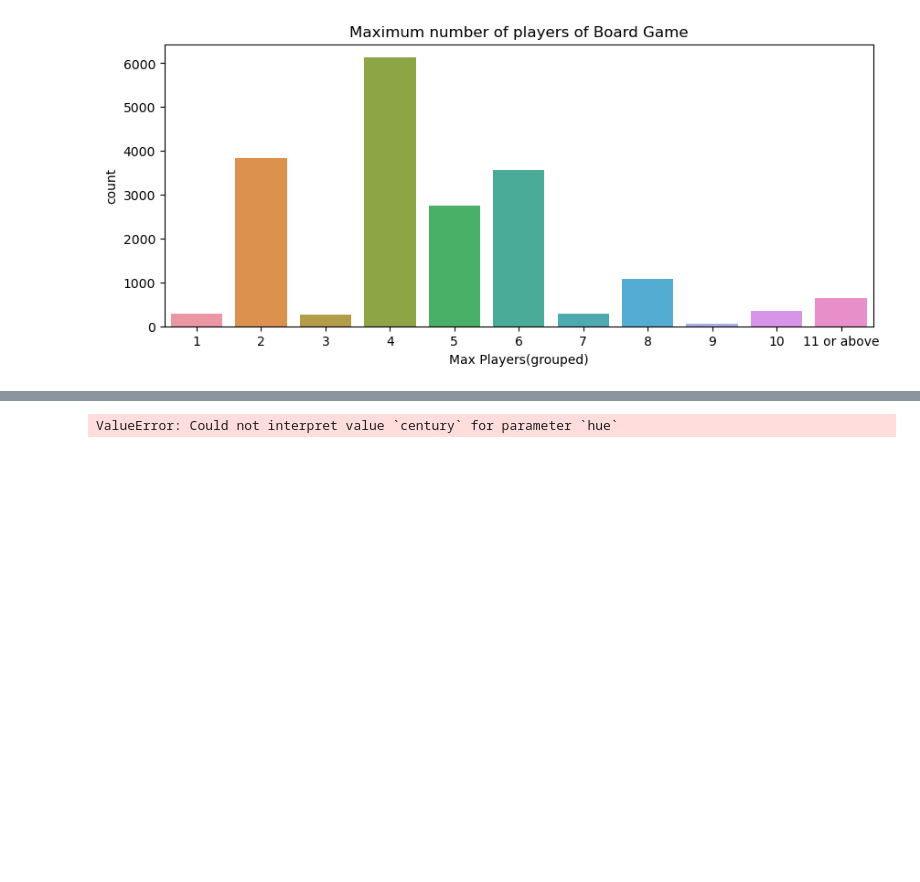
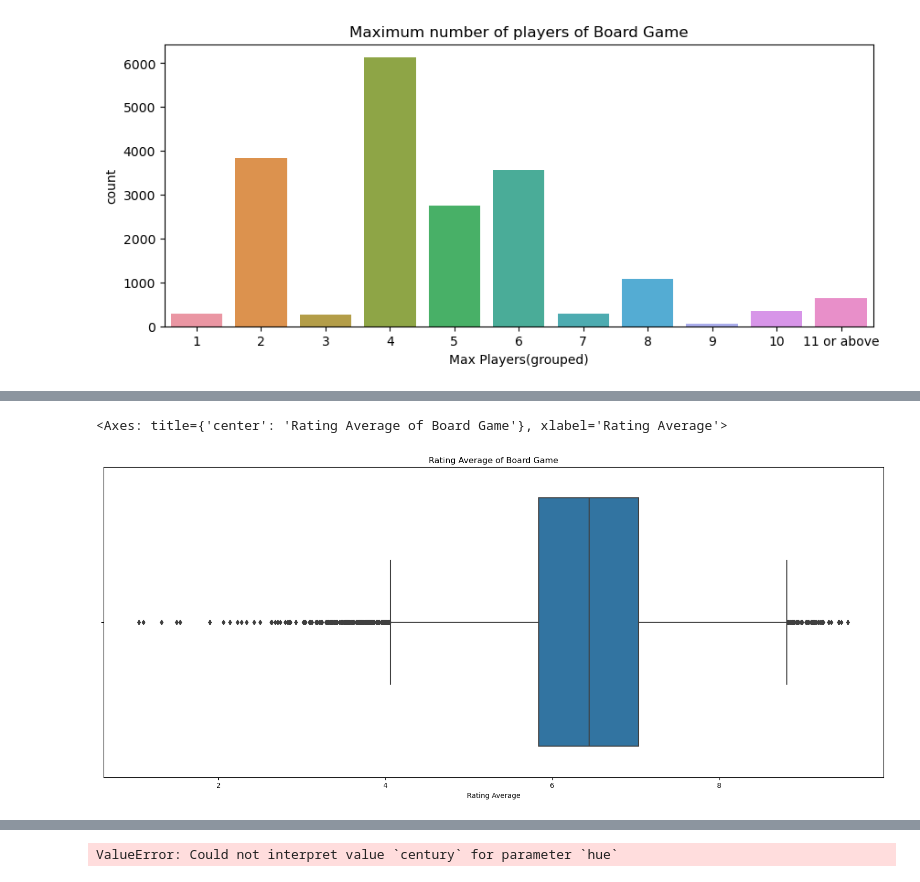
Before and after one commit to DovWong/EDA-PRoject, a Jupyter notebook: Start.ipynb, the cells around one changed output, grey strips where cells are left out. Saved outputs shown, nothing was run; the diff lists cells and outputs as text; code cells hidden in the pictures; blank space fills up the shorter version.

```diff
--- a/Start.ipynb
+++ b/Start.ipynb
@@ -435,0 +480,7 @@ See the caveats in the documentation: https://pandas.pydata.org/pandas-docs/stab
+# %%
+plt.figure(figsize=(20,8))
+plt.title("Rating Average of Board Game")
+sns.boxplot(x = "Rating Average", data = df2)
+# %% [output]
+<Axes: title={'center': 'Rating Average of Board Game'}, xlabel='Rating Average'>
+[figure, added]
```
Also changed, not shown: parts of 8 cells of this notebook.
